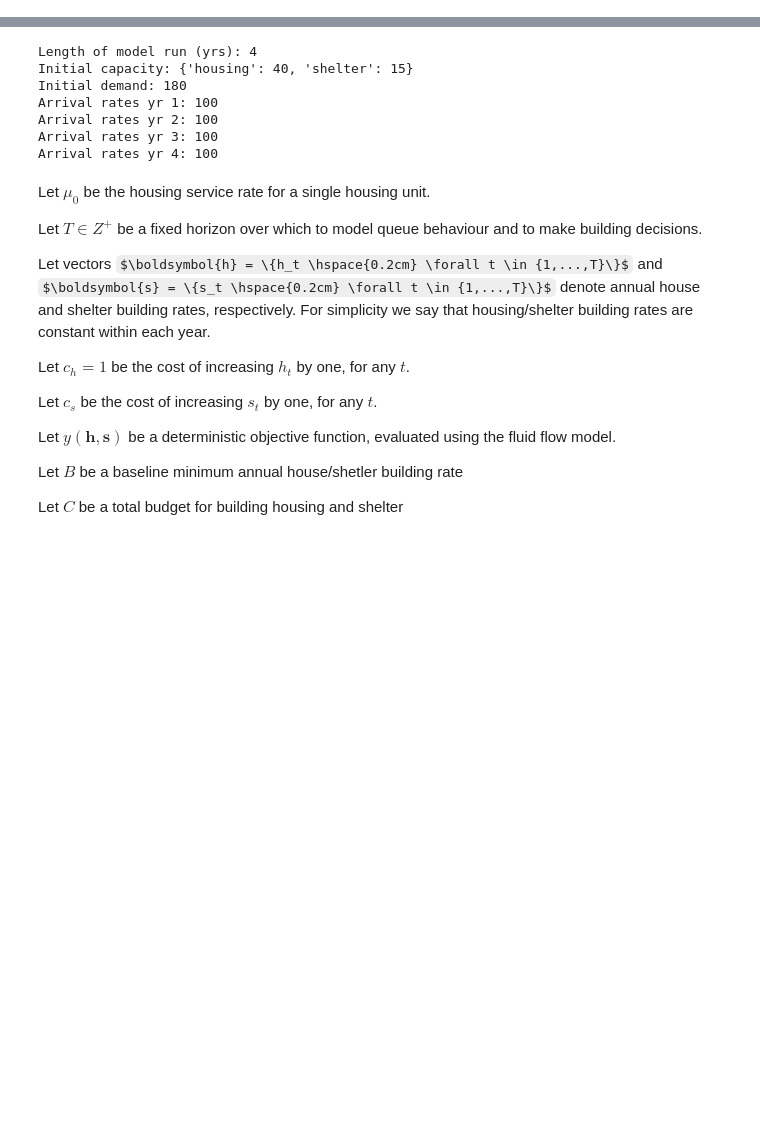
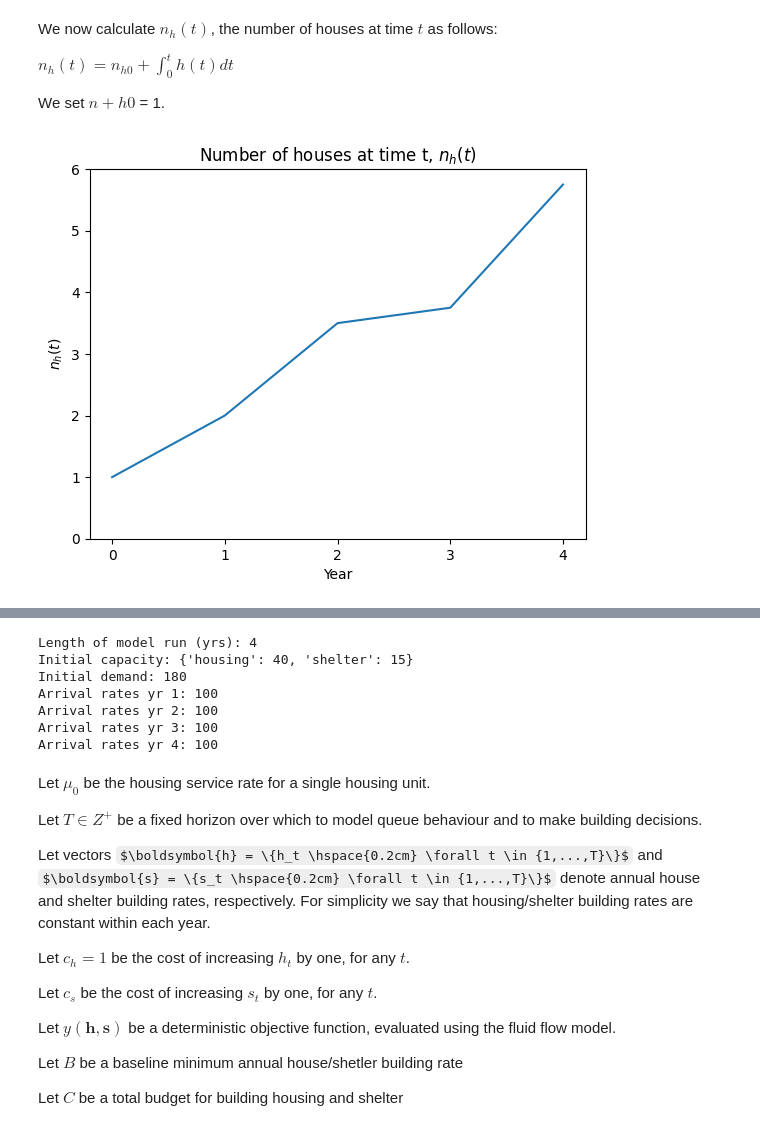
Before and after one commit to grahamburgess3/homeless_services, a Jupyter notebook: 08_fluid_flow_model.ipynb, the cells around one changed output, grey strips where cells are left out. Drawn from its saved outputs; the diff is of its cells as text; code cells hidden in the pictures; some formulas as TeX source; blank space fills up the shorter version.

```diff
--- a/08_fluid_flow_model.ipynb
+++ b/08_fluid_flow_model.ipynb
@@ -50,0 +92,23 @@ with open('data_as_is_exp1.json') as json_file:
+# %% [markdown]
+We now calculate $n_h(t)$, the number of houses at time $t$ as follows:
+
+$n_h(t) = n_{h0} + \int_{0}^{t} h(t) dt$
+
+We set $n+{h0}$ = 1.
+# %%
+# Data
+nh0 = 1
+nh = list(np.cumsum(np.array(h)))
+nh = [i+nh0 for i in nh]
+
+# Line chart
+fig, ax = plt.subplots()
+ax.plot(t, nh)
+ax.set_xlabel('Year')
+ax.set_ylabel('$n_h(t)$')
+ax.set_xticks(t)
+ax.set_yticks([i for i in range(math.ceil(nh[len(nh)-1])+1)])
+ax.set_title('Number of houses at time t, $n_h(t)$')
+plt.show()
+# %% [output]
+[figure, added]
```
Also changed, not shown: parts of 12 cells of this notebook.
